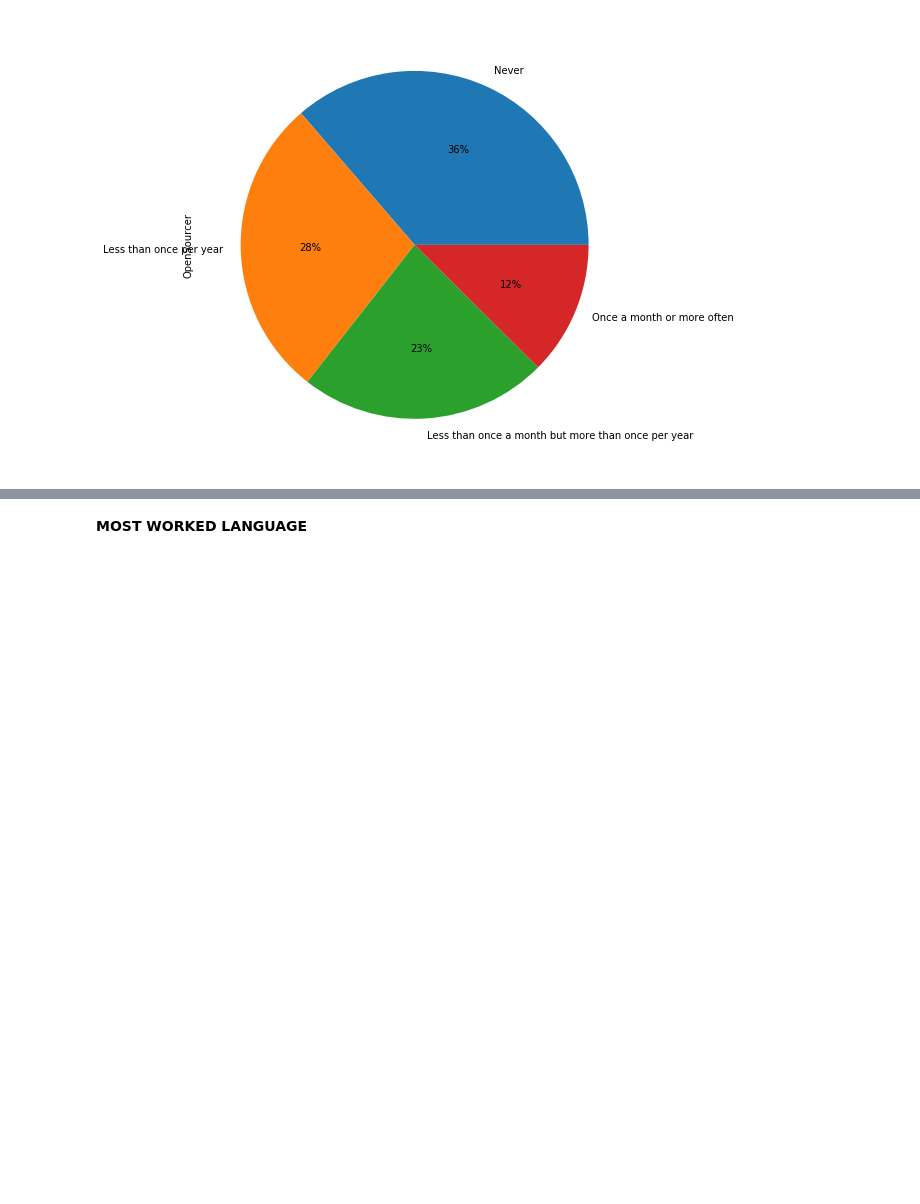
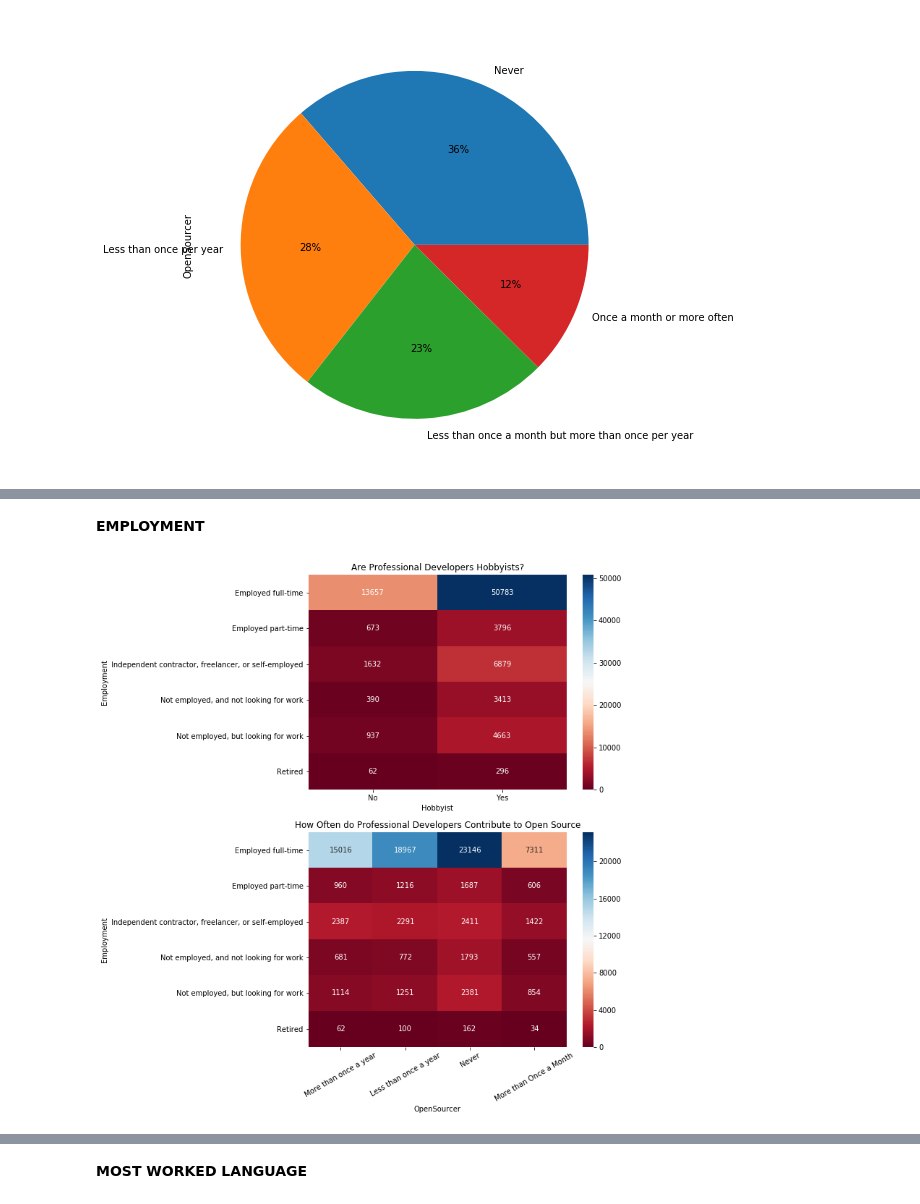
Before and after one commit to Ritvik19/Data-Tales, a Jupyter notebook: Stack-Overflow-Developer-Survey-2019/Analysis.ipynb, the cells around one changed output, grey strips where cells are left out. Saved outputs shown, nothing was run; the diff lists cells and outputs as text; code cells hidden in the pictures; blank space fills up the shorter version.

```diff
--- a/Stack-Overflow-Developer-Survey-2019/Analysis.ipynb
+++ b/Stack-Overflow-Developer-Survey-2019/Analysis.ipynb
@@ -170,0 +178,15 @@ _.groupby('MainBranch').sum()
+# %% [markdown]
+**EMPLOYMENT**
+# %%
+fig, ax = plt.subplots(nrows=2, ncols=1, figsize=(8,12))
+
+g1 = sns.heatmap(pd.crosstab(data['Employment'], data['Hobbyist']), annot=True, fmt='g', ax=ax[0], cmap='RdBu')
+g1.set_title('Are Professional Developers Hobbyists?')
+
+g2 = sns.heatmap(pd.crosstab(data['Employment'], data['OpenSourcer']), annot=True, fmt='g', ax=ax[1], cmap='RdBu')
+g2.set_xticklabels(['More than once a year', 'Less than once a year', 'Never', 'More than Once a Month'], rotation=30)
+g2.set_title('How Often do Professional Developers Contribute to Open Source')
+
+plt.show()
+# %% [output]
+[figure, added]
```
Also changed, not shown: parts of 12 cells of this notebook.
